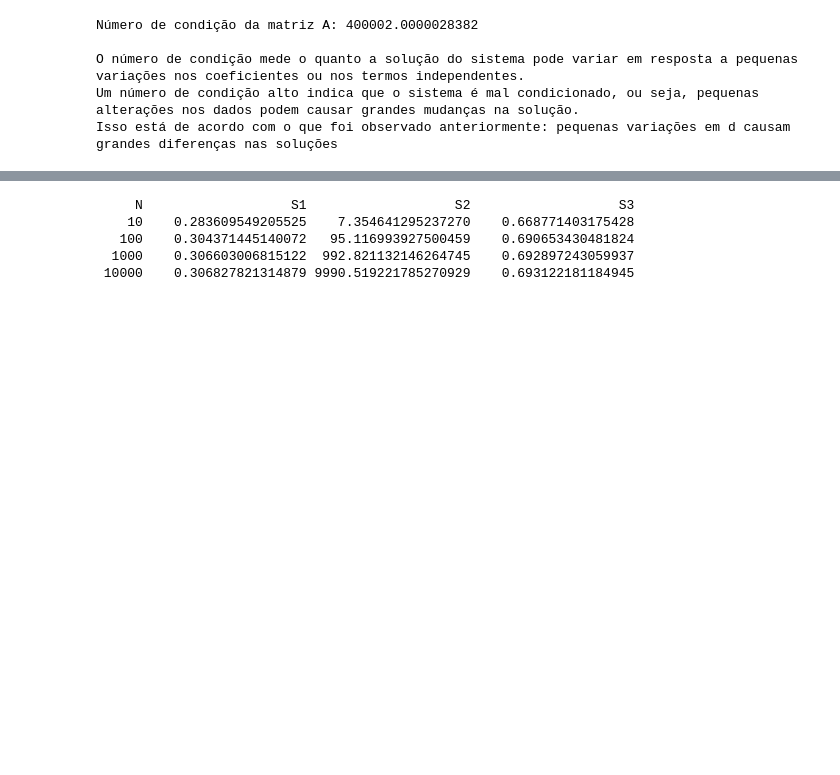
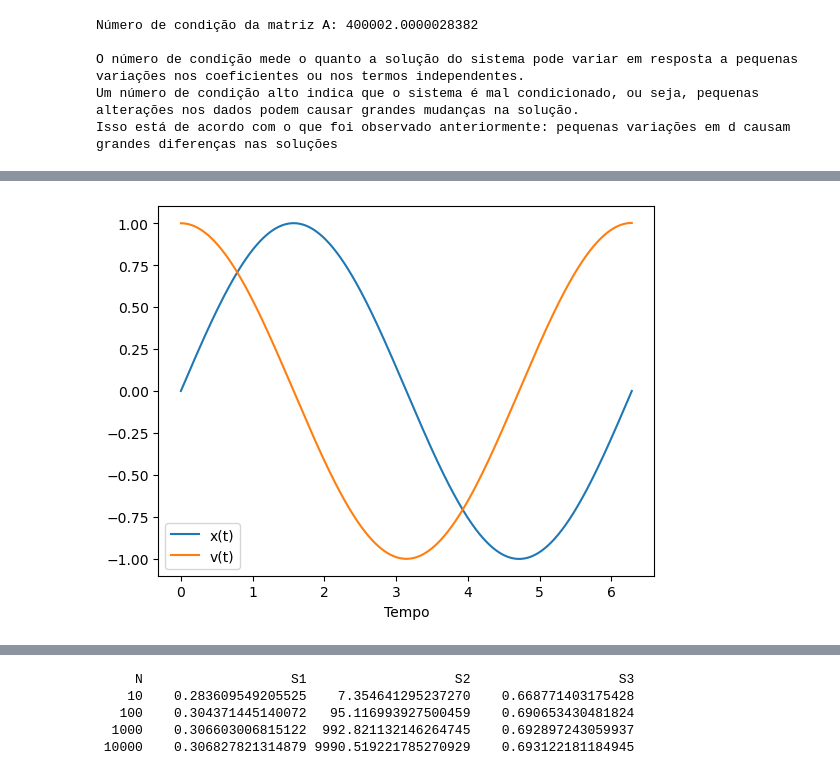
Before and after one commit to gusflorencio/AV6-, a Jupyter notebook: AV6.ipynb, the cells around one changed output, grey strips where cells are left out. Saved outputs shown, nothing was run; the diff lists cells and outputs as text; code cells hidden in the pictures; blank space fills up the shorter version.

```diff
--- a/AV6.ipynb
+++ b/AV6.ipynb
@@ -98,6 +98,30 @@ Um número de condição alto indica que o sistema é mal condicionado, ou seja,
 Isso está de acordo com o que foi observado anteriormente: pequenas variações em d causam grandes diferenças nas soluções
 # %% [markdown]
 ![Ex3](image3.png)
+# %%
+#2c)
+import numpy as np
+import matplotlib.pyplot as plt
+
+n = 10000
+dt = 2 * np.pi / n
+x = np.zeros(n+1)
+v = np.zeros(n+1)
+x[0] = 0
+v[0] = 1
+
+for i in range(n):
+    x[i+1] = x[i] + v[i]*dt
+    v[i+1] = v[i] - x[i]*dt
+
+t = np.linspace(0, 2*np.pi, n+1)
+plt.plot(t, x, label='x(t)')
+plt.plot(t, v, label='v(t)')
+plt.xlabel('Tempo')
+plt.legend()
+plt.show()
+# %% [output]
+[figure, added]
 # %% [markdown]
 ![Ex2](image2.png)
 # %%
```
Also changed, not shown: 1 other file.
